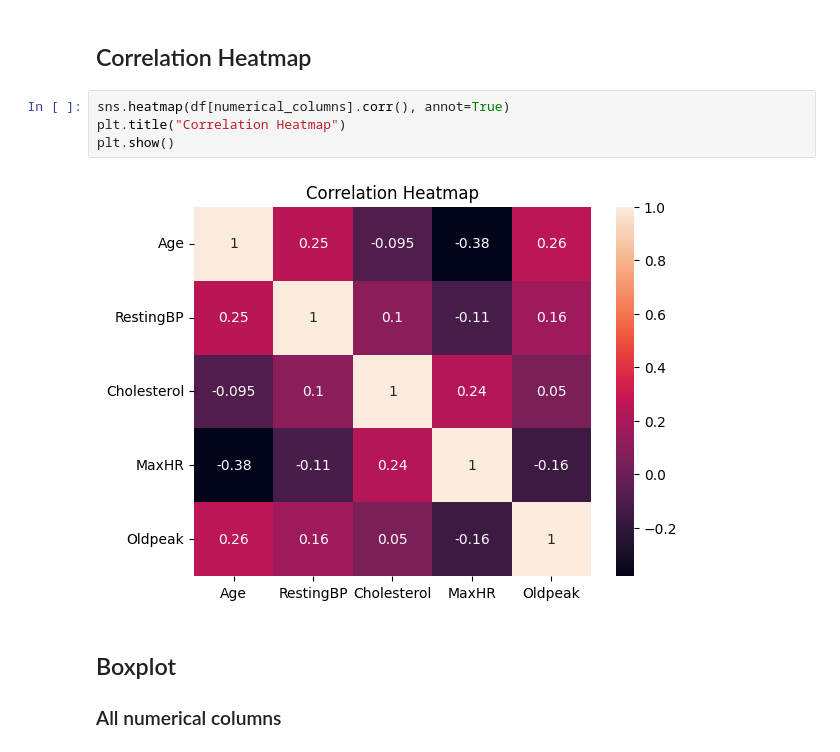
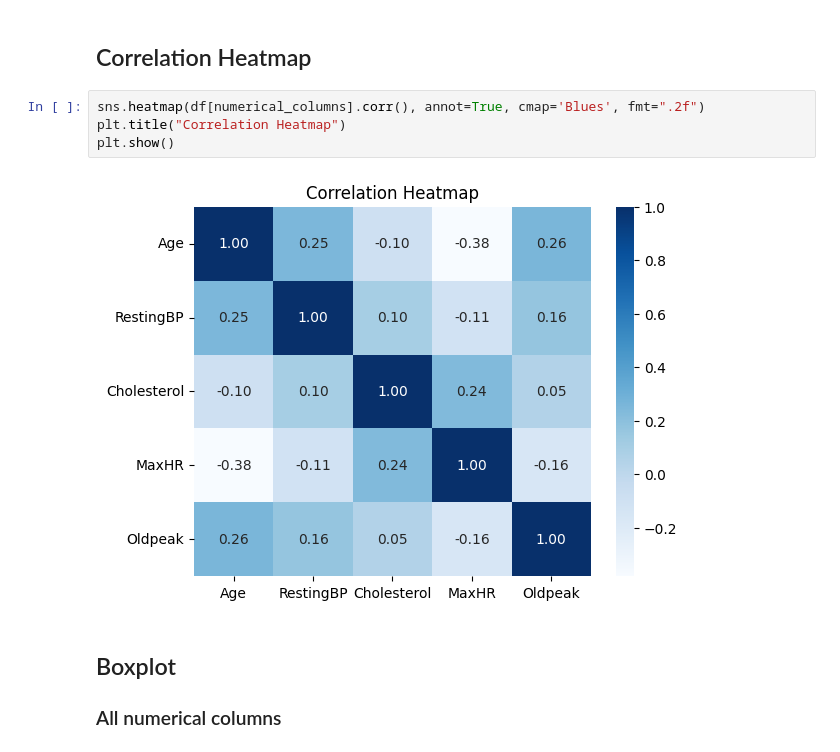
Before and after one commit to Prajwal-Luitel/Heart-Failure-Prediction, a Jupyter notebook: Heart_Disease_Prediction.ipynb, the cells around one changed output. Cells and saved outputs as stored; diff of their text form.

```diff
--- a/Heart_Disease_Prediction.ipynb
+++ b/Heart_Disease_Prediction.ipynb
@@ -63,11 +84,11 @@ memory usage: 86.2+ KB
 # %% [markdown]
 ## Correlation Heatmap
 # %%
-sns.heatmap(df[numerical_columns].corr(), annot=True)
+sns.heatmap(df[numerical_columns].corr(), annot=True, cmap='Blues', fmt=".2f")
 plt.title("Correlation Heatmap")
 plt.show()
 # %% [output]
-[figure, old version]
+[figure, new version]
 # %% [markdown]
 ## Boxplot
 ### All numerical columns
```
Also changed, not shown: parts of 64 cells of this notebook.
